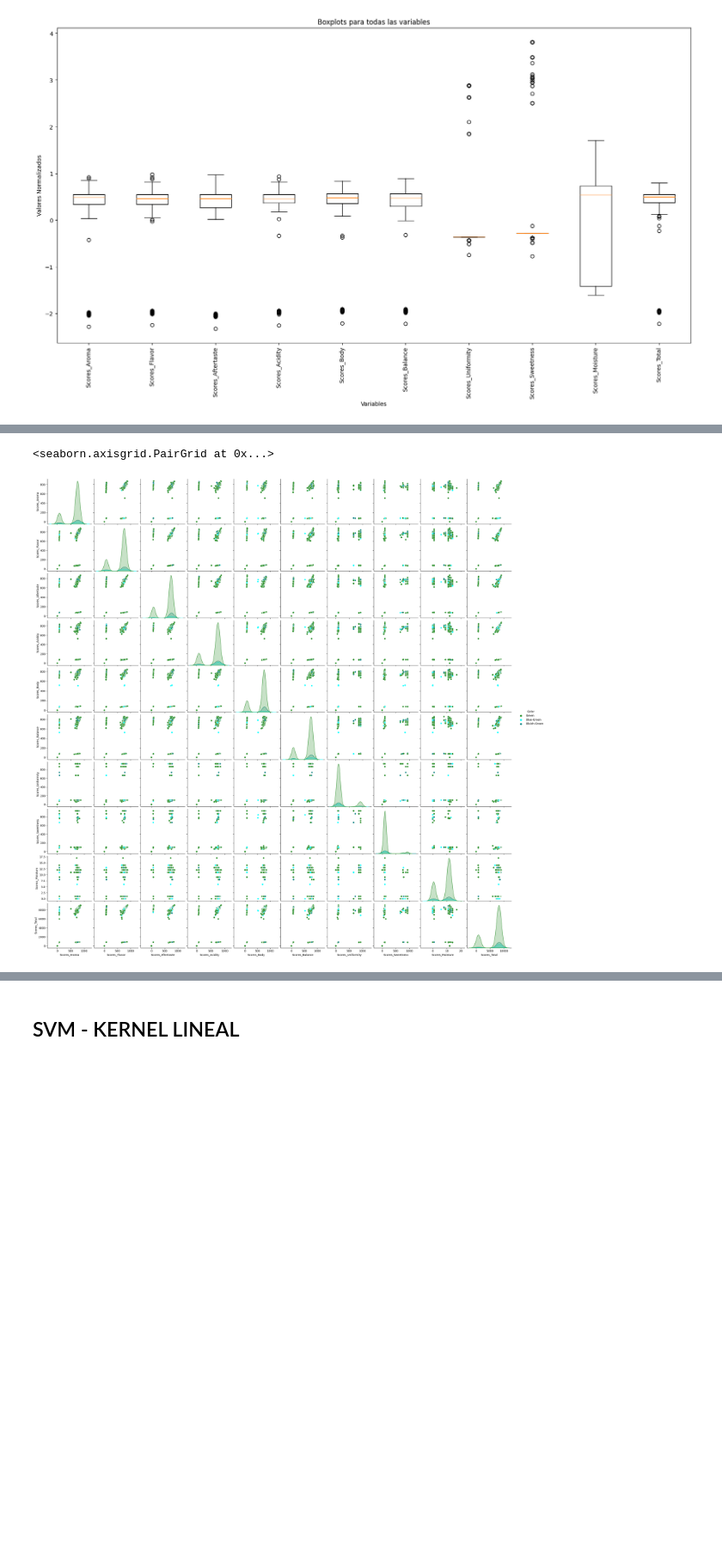
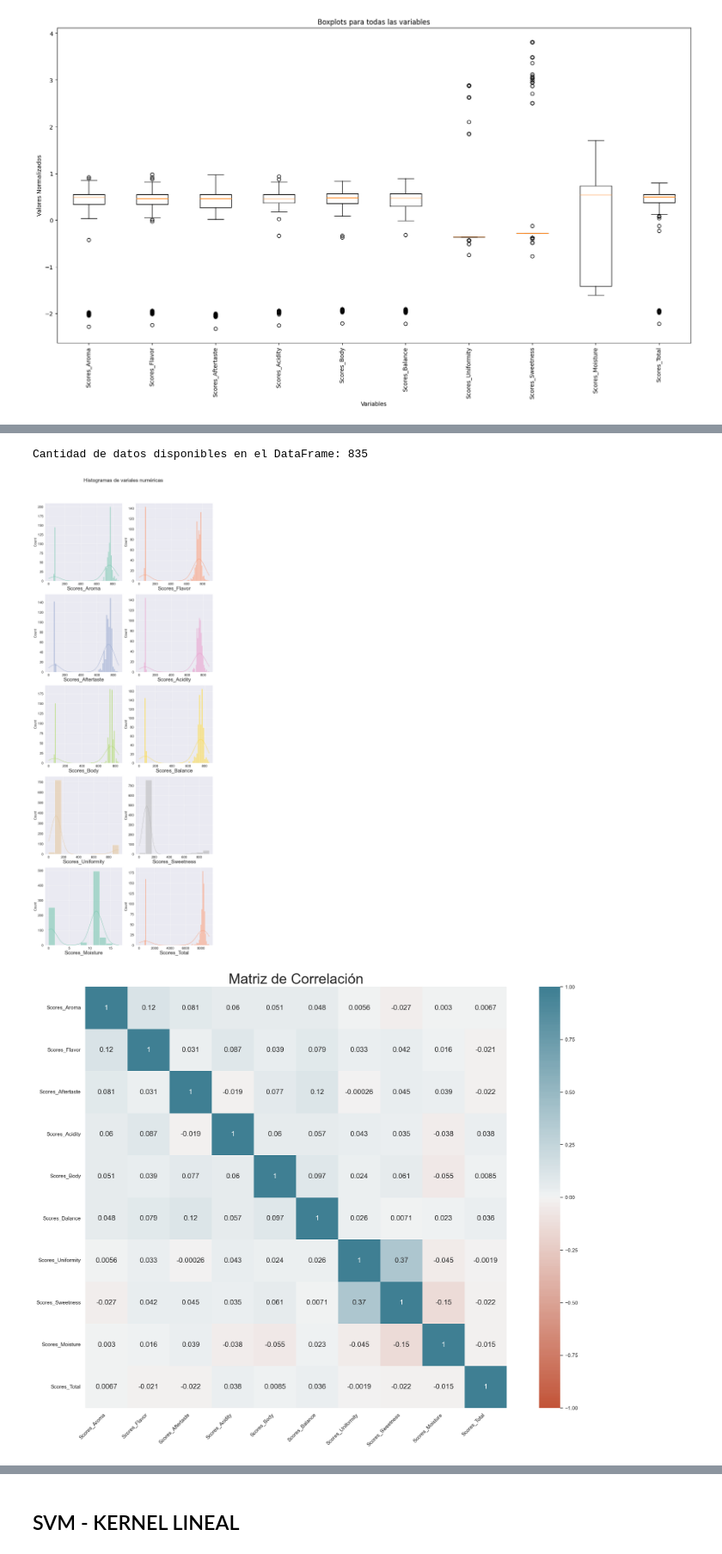
Before and after one commit to GuidoLorenzetti/TP, a Jupyter notebook: TP3/tp3.ipynb, the cells around one changed output, grey strips where cells are left out. Shown at 86% size. Saved outputs shown, nothing was run; the diff lists cells and outputs as text; code cells hidden in the pictures; blank space fills up the shorter version.

```diff
--- a/TP3/tp3.ipynb
+++ b/TP3/tp3.ipynb
@@ -150,6 +182,0 @@ for column in df.drop("Color", axis=1).columns:
-# %%
-#Buscar otro grafico para ver como se comporta la variable
-sns.pairplot(df, hue="Color", palette=colors)
-# %% [output]
-<seaborn.axisgrid.PairGrid at 0x...>
-[figure, removed]
@@ -155,0 +299,6 @@ sns.pairplot(df, hue="Color", palette=colors)
+# %%
+graficos(df)
+# %% [output]
+Cantidad de datos disponibles en el DataFrame: 835
+[figure, added]
+[figure, added]
```
Also changed, not shown: parts of 20 cells of this notebook.
